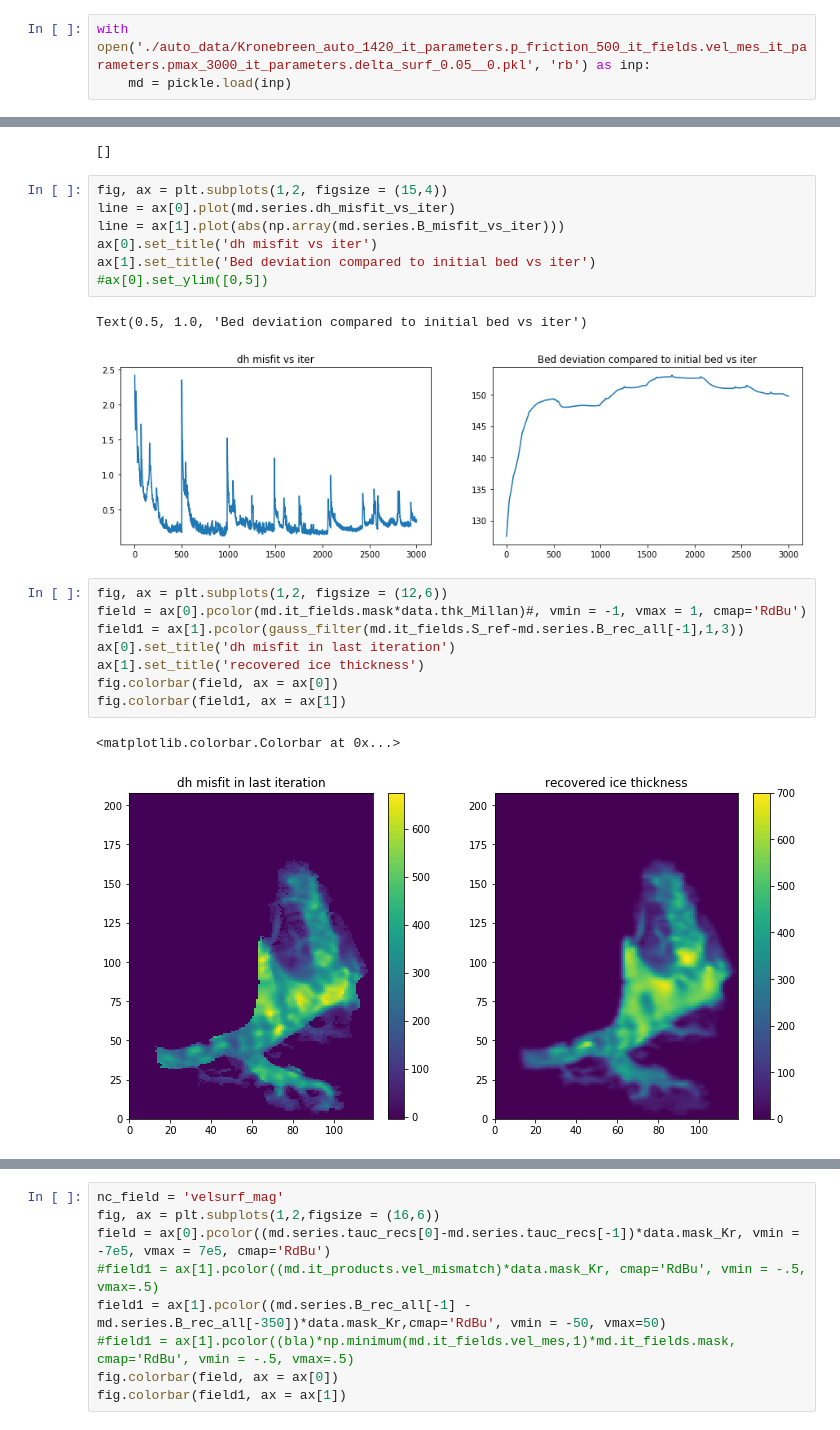
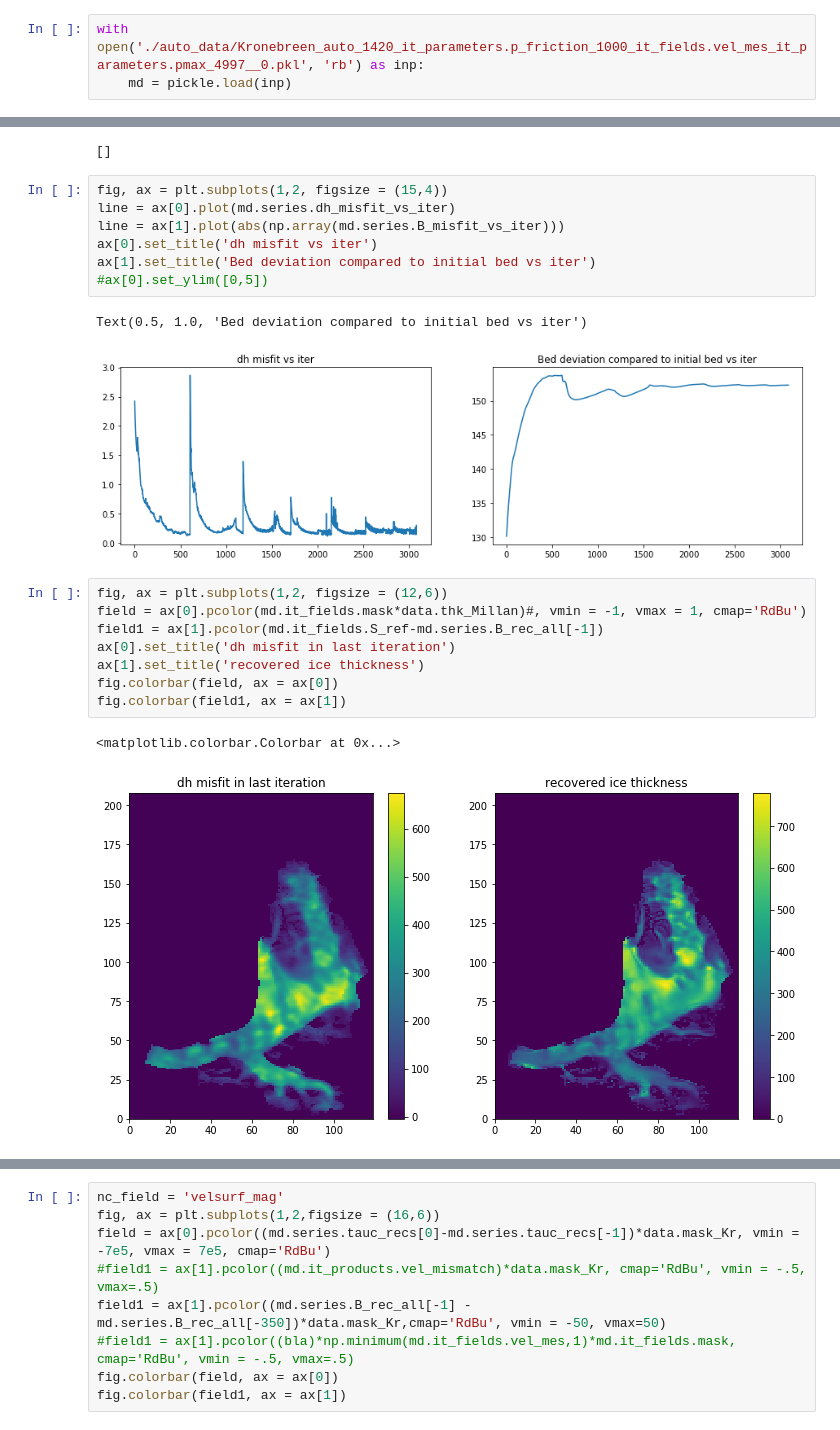
Before and after one commit to hahohe1892/thick_inv, a Jupyter notebook: auto_analysis.ipynb, the cells around one changed output, grey strips where cells are left out. Saved outputs shown, nothing was run; the diff lists cells and outputs as text.

```diff
--- a/auto_analysis.ipynb
+++ b/auto_analysis.ipynb
@@ -21,7 +21,7 @@ import pandas as pd
 import scipy.io
 from model import *
 # %%
-with open('./auto_data/Kronebreen_auto_1420_it_parameters.p_friction_500_it_fields.vel_mes_it_parameters.pmax_3000_it_parameters.delta_surf_0.05__0.pkl', 'rb') as inp:
+with open('./auto_data/Kronebreen_auto_1420_it_parameters.p_friction_1000_it_fields.vel_mes_it_parameters.pmax_4997__0.pkl', 'rb') as inp:
     md = pickle.load(inp)
 # %%
 print(md.warnings)
@@ -36,18 +36,18 @@ ax[1].set_title('Bed deviation compared to initial bed vs iter')
 #ax[0].set_ylim([0,5])
 # %% [output]
 Text(0.5, 1.0, 'Bed deviation compared to initial bed vs iter')
-[figure, old version]
+[figure, new version]
 # %%
 fig, ax = plt.subplots(1,2, figsize = (12,6))
 field = ax[0].pcolor(md.it_fields.mask*data.thk_Millan)#, vmin = -1, vmax = 1, cmap='RdBu')
-field1 = ax[1].pcolor(gauss_filter(md.it_fields.S_ref-md.series.B_rec_all[-1],1,3))
+field1 = ax[1].pcolor(md.it_fields.S_ref-md.series.B_rec_all[-1])
 ax[0].set_title('dh misfit in last iteration')
 ax[1].set_title('recovered ice thickness')
 fig.colorbar(field, ax = ax[0])
 fig.colorbar(field1, ax = ax[1])
 # %% [output]
 <matplotlib.colorbar.Colorbar at 0x...>
-[figure, old version]
+[figure, new version]
 # %%
 from IPython.display import display, clear_output #needed for animated plots
 
```
Also changed, not shown: parts of 23 cells of this notebook, 2 other files.
